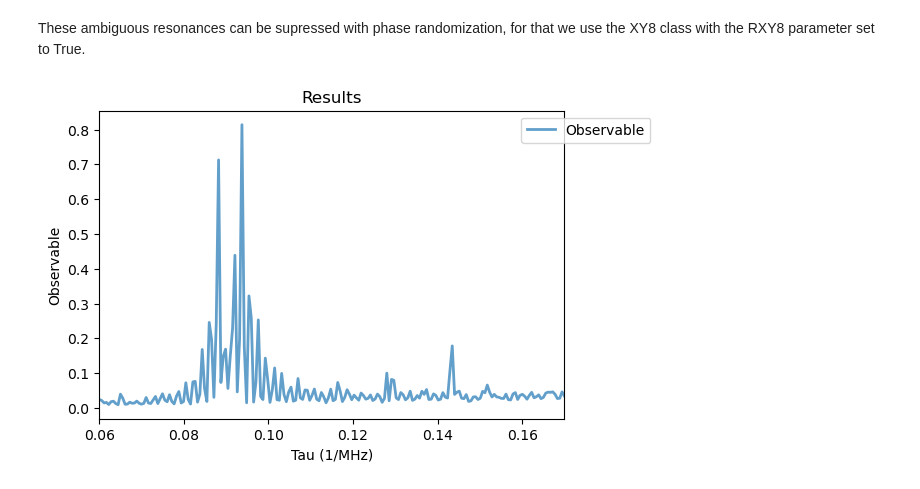
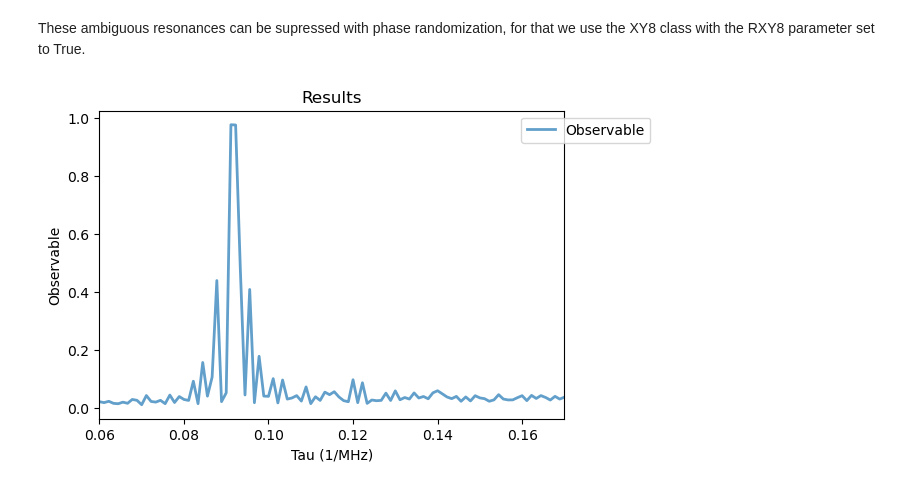
Before and after one commit to QISS-HZB/QuaCCAToo, a Jupyter notebook: docs/tutorials/05_NV_ambiguous_resonances.ipynb, the cells around one changed output. Cells and saved outputs as stored; diff of their text form; code cells hidden in the pictures.

Commit message:
tutorials figure corrections and text

```diff
--- a/docs/tutorials/05_NV_ambiguous_resonances.ipynb
+++ b/docs/tutorials/05_NV_ambiguous_resonances.ipynb
@@ -396,17 +396,17 @@ Analysis(XY8_12_H2_delta).plot_results()
 These ambiguous resonances can be supressed with phase randomization, for that we use the XY8 class with the RXY8 parameter set to True.
 # %%
 RXY8_12_H2  = XY8(
-    free_duration = np.linspace(.06, 0.17, 200),
+    free_duration = np.linspace(.06, 0.17, 100),
     system = qsys_8,
     M=12,
     pi_pulse_duration = 1/2/w1,
     h1 = w1*qsys_8.MW_h1,
     pulse_params = {'f_pulse': qsys_8.MW_freqs[0]},
     H2 = H2,
     RXY8=True
 )
 
 RXY8_12_H2.run()
 Analysis(RXY8_12_H2).plot_results()
 # %% [output]
-[figure, old version]
+[figure, new version]
```
Also changed, not shown: parts of 1 cell of this notebook, 1 other file.
